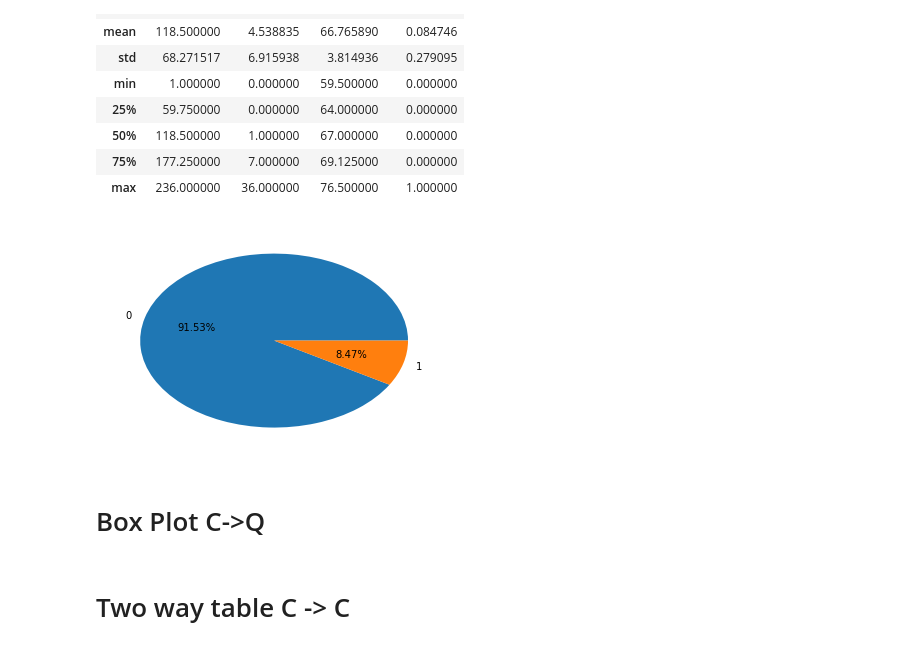
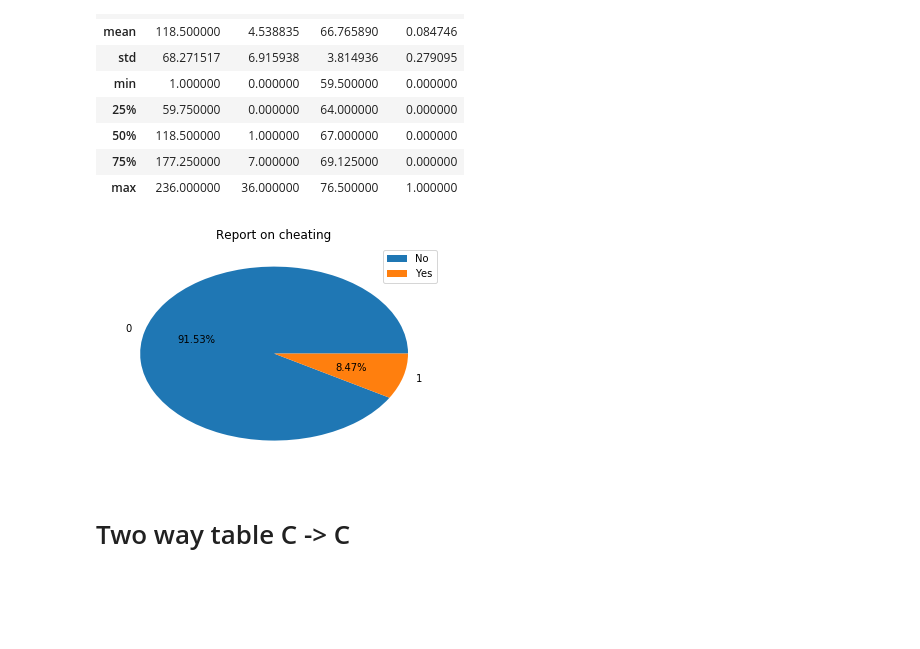
Before and after one commit to uoflCoder/StanfordStats, a Jupyter notebook: Examining Distributions.ipynb, the cells around one changed output. Saved outputs shown, nothing was run; the diff lists cells and outputs as text; code cells hidden in the pictures; blank space fills up the shorter version.

```diff
--- a/Examining Distributions.ipynb
+++ b/Examining Distributions.ipynb
@@ -191,14 +195,14 @@ cheating.describe()
 # %%
 import matplotlib.pyplot as plt
 
 pie_chart = cheating.Cheat.value_counts()
 
 plt.pie(pie_chart, labels = pie_chart.index.tolist(), autopct = '%1.02f%%')
+plt.legend(['No', 'Yes'])
+plt.title('Report on cheating')
 plt.show()
 # %% [output]
-[figure, old version]
+[figure, new version]
-# %% [markdown]
-# Box Plot C->Q
 # %% [markdown]
 # Two way table C -> C
 # %%
```
Also changed, not shown: parts of 10 cells of this notebook.
